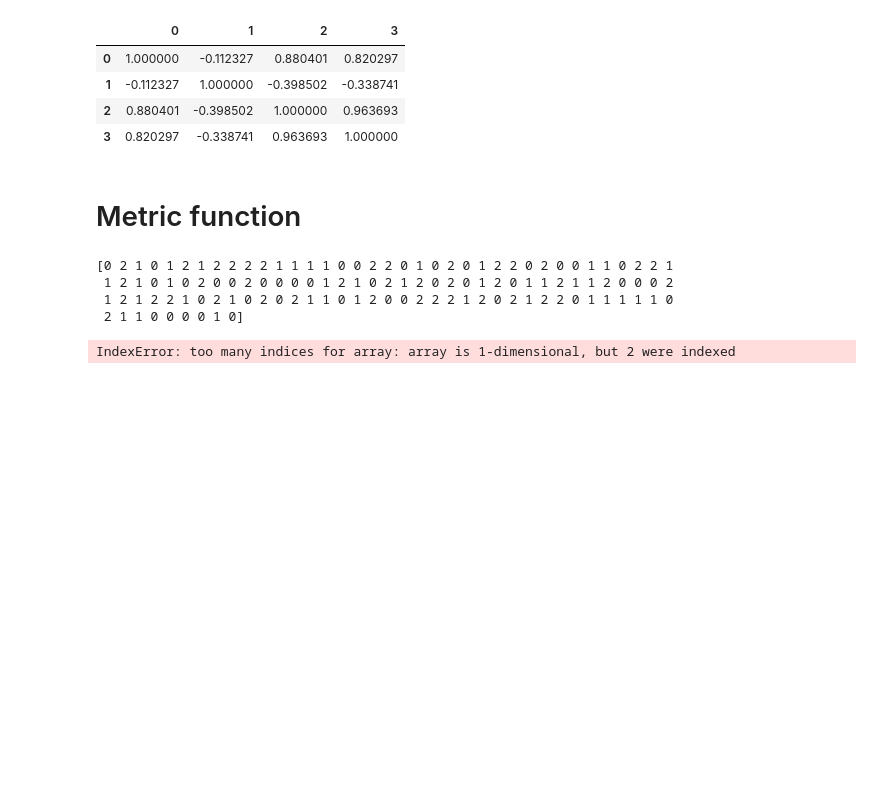
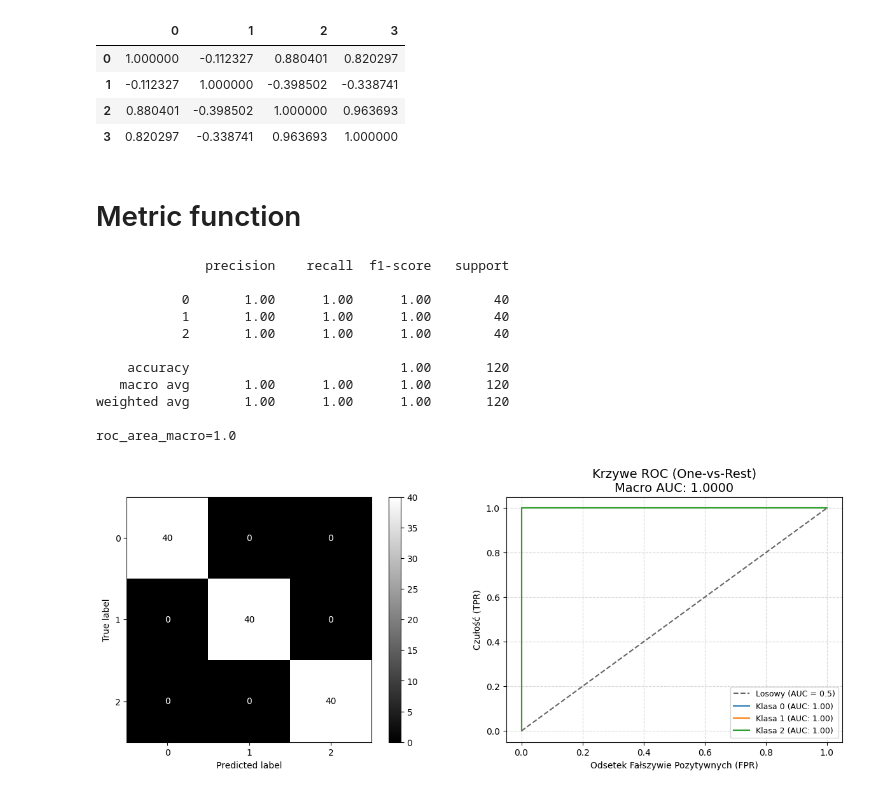
Before and after one commit to xXKeNdAmAmAsTeRXx/Machine-Learning-Tasks, a Jupyter notebook: Classification/iris_testing.ipynb, the cells around one changed output. Cells and saved outputs as stored; diff of their text form; code cells hidden in the pictures; blank space fills up the shorter version.

Commit message:
metric function

```diff
--- a/Classification/iris_testing.ipynb
+++ b/Classification/iris_testing.ipynb
@@ -68,51 +68,59 @@ corr_mtx
 # Metric function
 # %%
 from sklearn.metrics import classification_report, confusion_matrix, roc_curve, roc_auc_score, ConfusionMatrixDisplay
-
+from sklearn.preprocessing import label_binarize
 
 def metric(preds, probs, true_labels):
 
+    classes = np.unique(true_labels)
+    true_labels_bin = label_binarize(true_labels, classes=classes)
 
-    print(preds)
     #Metrics
     cr = classification_report(true_labels, preds)
-    cf_mtx = confusion_matrix(preds, true_labels)
+    cf_mtx = confusion_matrix(true_labels, preds)
 
-    classes = np.unique(true_labels)
+
     auc_scores = []
     for c in classes:
-        auc_scores.append(roc_auc_score(true_labels[:, c], probs[:, c]))
+        auc_score = roc_auc_score(true_labels_bin[:, c], probs[:, c])
+        auc_scores.append(auc_score)
 
+    roc_area_macro = np.mean(auc_scores)
 
     #Ploting
-
-
     fig, (ax_cfmtx, ax_roc) = plt.subplots(1,2, figsize=(15,5))
 
     #Roc curves
     ax_roc.set_title(f'Krzywe ROC (One-vs-Rest)\nMacro AUC: {roc_area_macro:.4f}', fontsize=14)
     ax_roc.plot([0, 1], [0, 1], 'k--', label='Losowy (AUC = 0.5)', alpha=0.6)
     for c in classes:
-        fpr, tpr, _ = roc_curve(true_labels[:, c], probs[:, c])
-        ax_roc.plot(fpr, tpr,label=f'Klasa {classes[c]} (AUC: {roc_auc_score[c]:.2f})')
+        fpr, tpr, _ = roc_curve(true_labels_bin[:, c], probs[:, c])
+        ax_roc.plot(fpr, tpr,label=f'Klasa {classes[c]} (AUC: {auc_scores[c]:.2f})')
 
     ax_roc.set_xlabel('Odsetek Fałszywie Pozytywnych (FPR)')
     ax_roc.set_ylabel('Czułość (TPR)')
     ax_roc.legend(loc="lower right", fontsize=9)
     ax_roc.grid(linestyle='--', alpha=0.5)
 
     #Confusion matrix
     ax_cfmtx.grid(False)
     ax_cfmtx = ConfusionMatrixDisplay(confusion_matrix=cf_mtx).plot(ax = ax_cfmtx, cmap="grey")
 
+    print(cr)
+    print(f'{roc_area_macro=}')
 
-
-
-
-metric(y_train, y_train, y_train)
+classes = np.unique(y_train)
+metric(y_train, label_binarize(y_train, classes=classes), y_train)
 # %% [output]
-[0 2 1 0 1 2 1 2 2 2 2 1 1 1 1 0 0 2 2 0 1 0 2 0 1 2 2 0 2 0 0 1 1 0 2 2 1
- 1 2 1 0 1 0 2 0 0 2 0 0 0 0 1 2 1 0 2 1 2 0 2 0 1 2 0 1 1 2 1 1 2 0 0 0 2
- 1 2 1 2 2 1 0 2 1 0 2 0 2 1 1 0 1 2 0 0 2 2 2 1 2 0 2 1 2 2 0 1 1 1 1 1 0
- 2 1 1 0 0 0 0 1 0]
+              precision    recall  f1-score   support
+
+           0       1.00      1.00      1.00        40
+           1       1.00      1.00      1.00        40
+           2       1.00      1.00      1.00        40
+
+    accuracy                           1.00       120
+   macro avg       1.00      1.00      1.00       120
+weighted avg       1.00      1.00      1.00       120
+
+roc_area_macro=1.0
-IndexError: too many indices for array: array is 1-dimensional, but 2 were indexed
+[figure, added]
```
Also changed, not shown: parts of 2 cells of this notebook, 1 other file.
